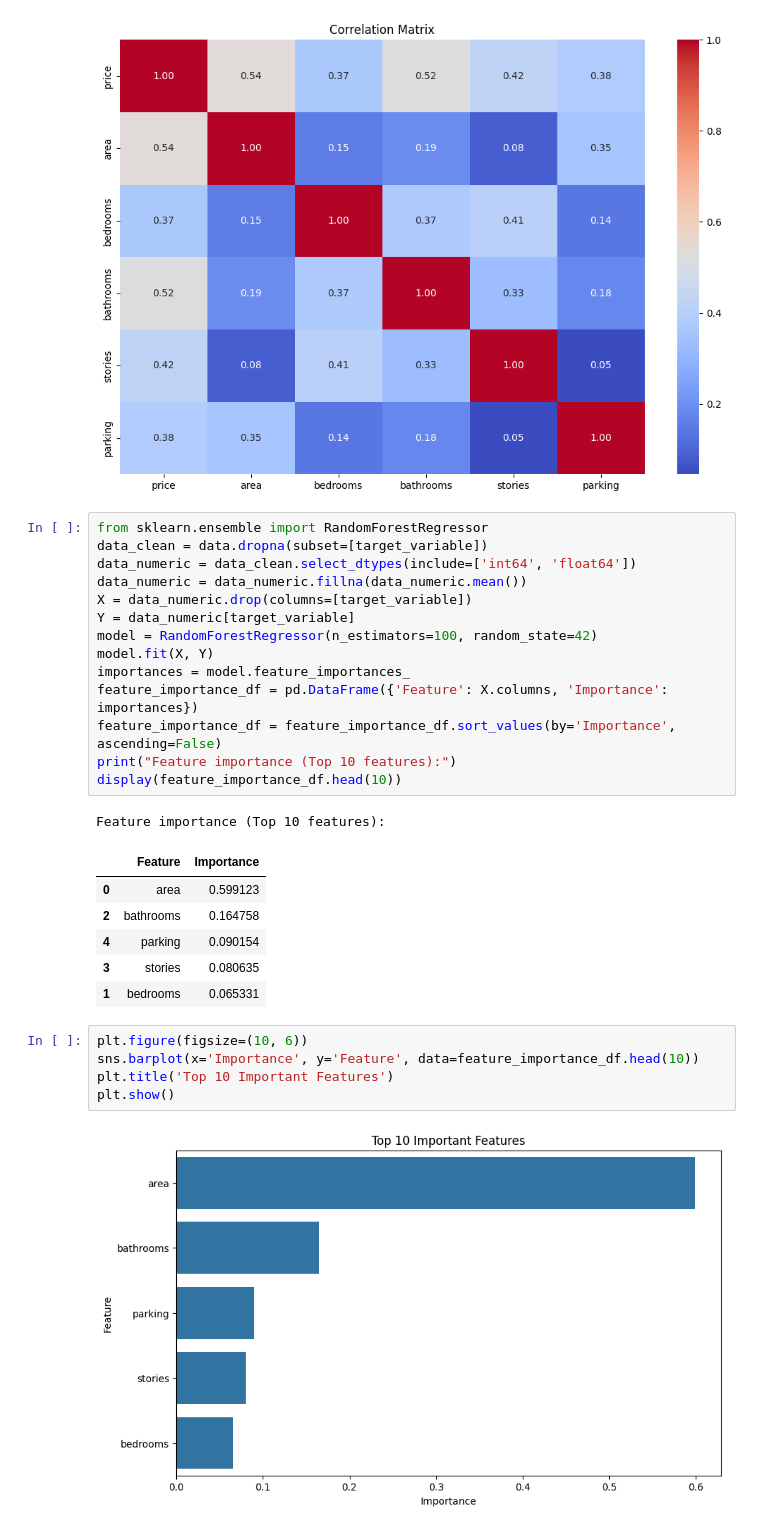
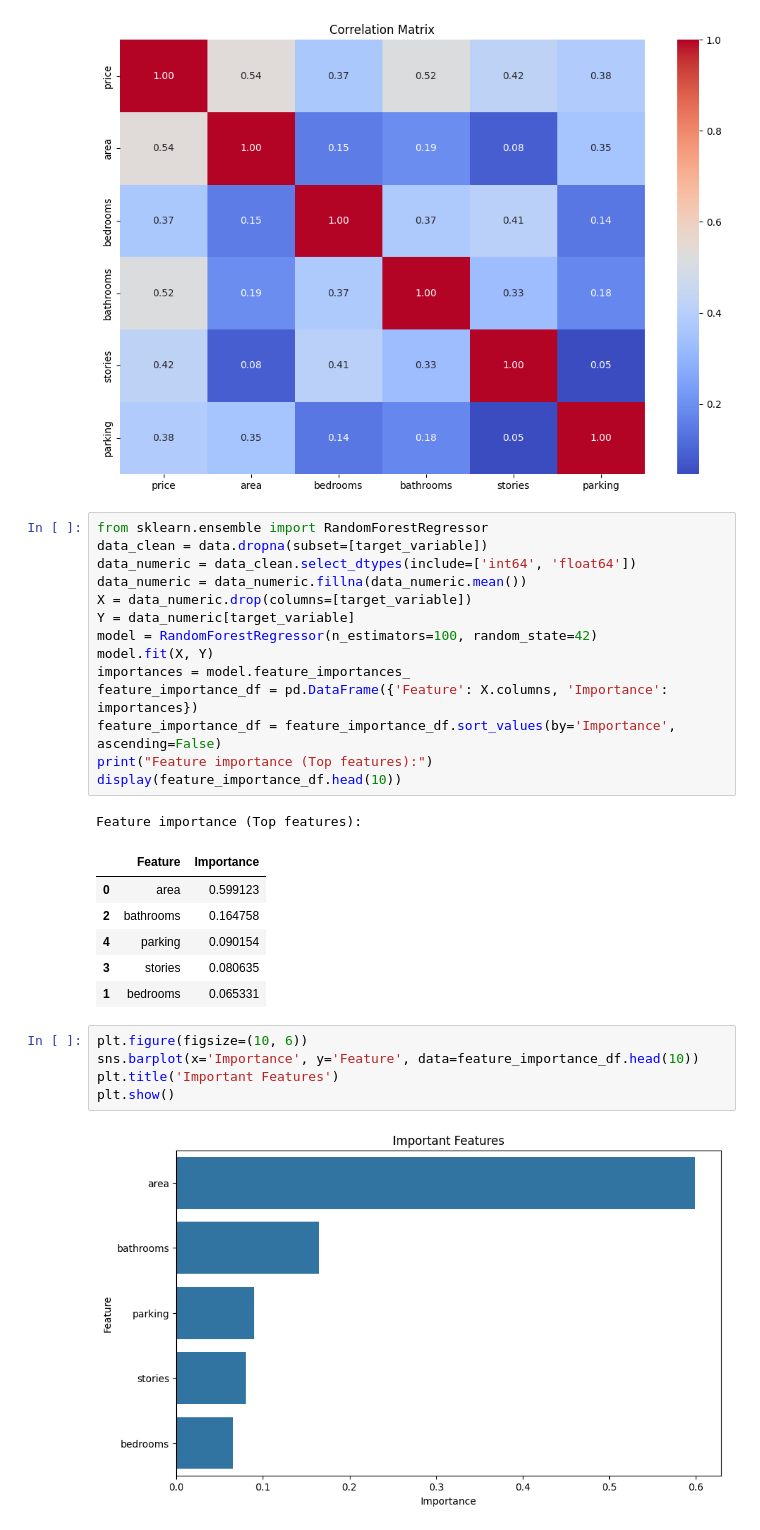
Before and after one commit to BKhaleque/house_prices, a Jupyter notebook: models.ipynb, the cells around one changed output. Saved outputs shown, nothing was run; the diff lists cells and outputs as text.

```diff
--- a/models.ipynb
+++ b/models.ipynb
@@ -111,10 +111,10 @@ model.fit(X, Y)
 importances = model.feature_importances_
 feature_importance_df = pd.DataFrame({'Feature': X.columns, 'Importance': importances})
 feature_importance_df = feature_importance_df.sort_values(by='Importance', ascending=False)
-print("Feature importance (Top 10 features):")
+print("Feature importance (Top features):")
 display(feature_importance_df.head(10))
 # %% [output]
-Feature importance (Top 10 features):
+Feature importance (Top features):
 |  | Feature | Importance |
 | 0 | area | 0.599123 |
 | 2 | bathrooms | 0.164758 |
@@ -124,7 +124,7 @@ Feature importance (Top 10 features):
 # %%
 plt.figure(figsize=(10, 6))
 sns.barplot(x='Importance', y='Feature', data=feature_importance_df.head(10))
-plt.title('Top 10 Important Features')
+plt.title('Important Features')
 plt.show()
 # %% [output]
-[figure, old version]
+[figure, new version]
```
Also changed, not shown: parts of 2 cells of this notebook, 1 other file.
